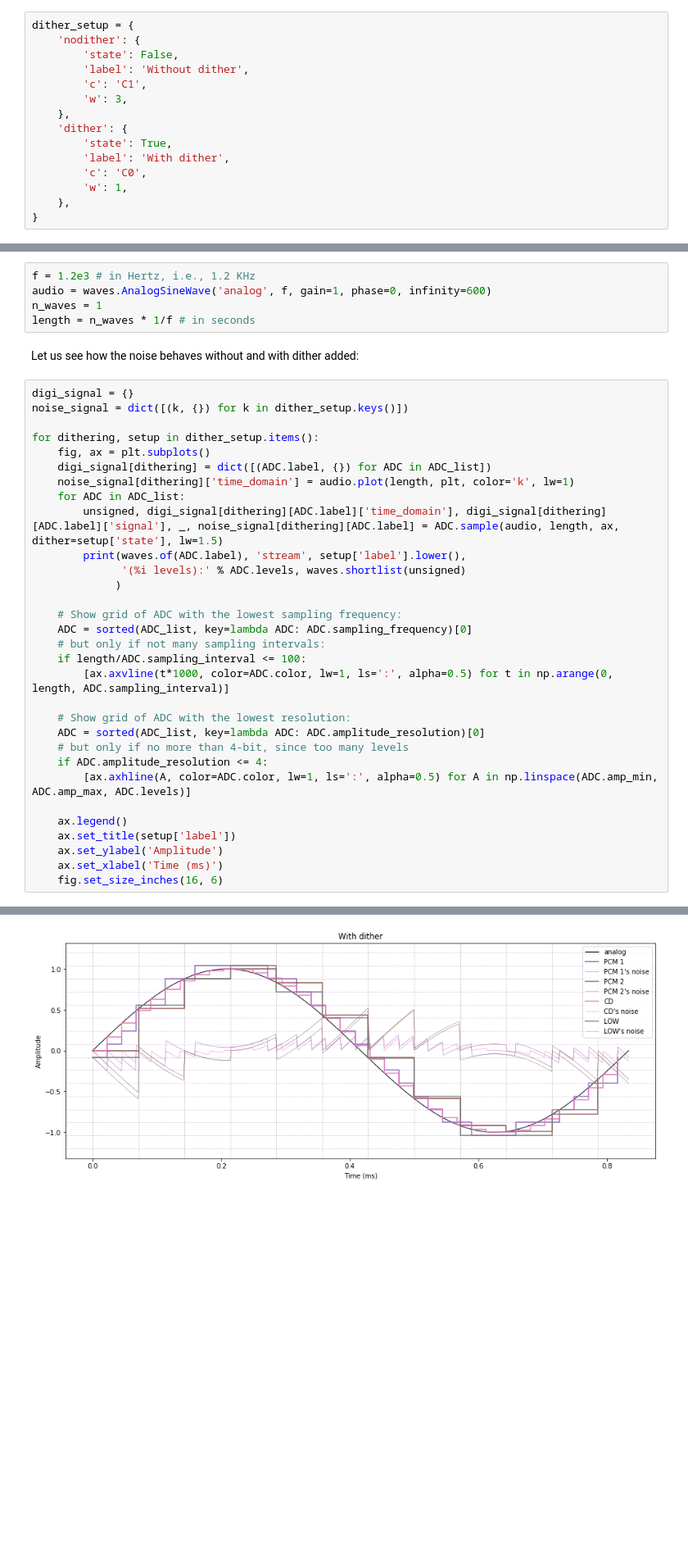
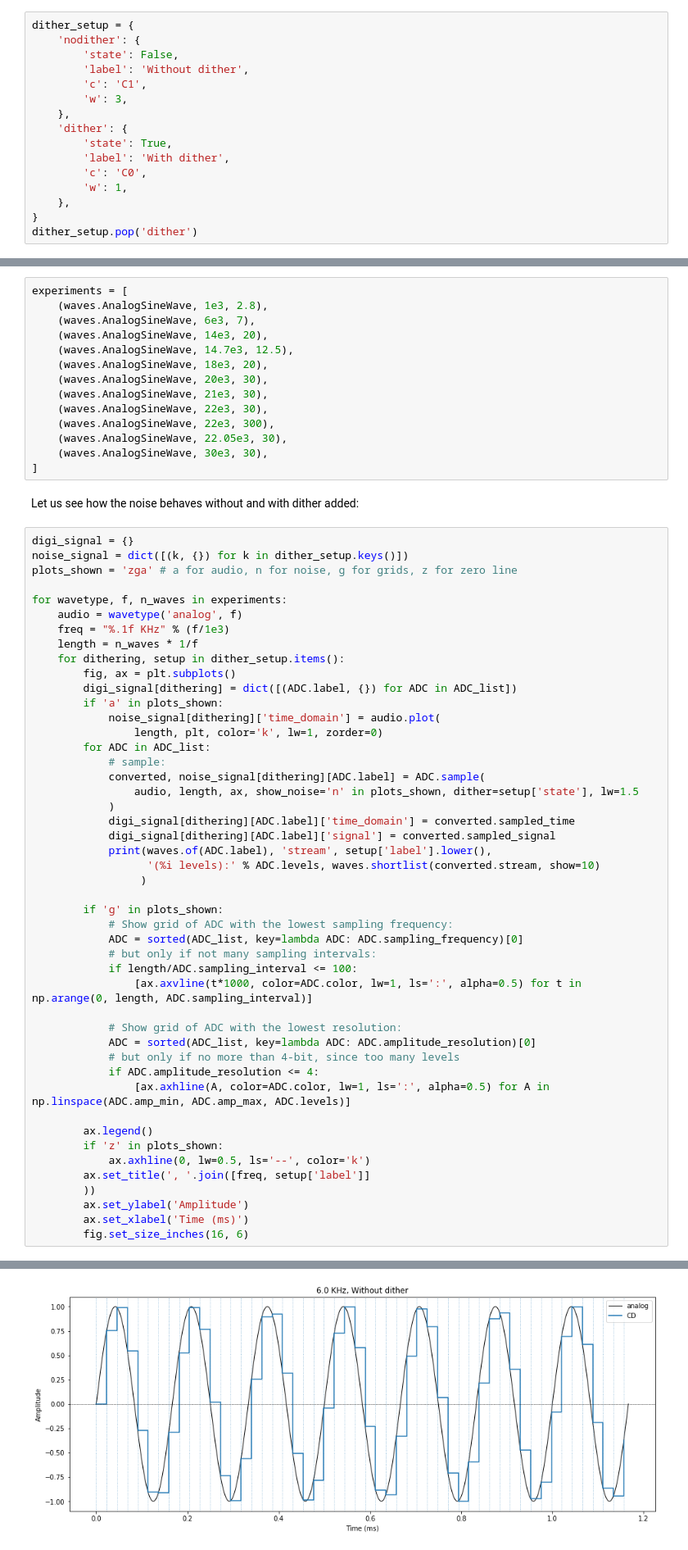
Before and after one commit to marcondos/signal, a Jupyter notebook: sampling.ipynb, the cells around one changed output, grey strips where cells are left out. Shown at 82% size. Cells and saved outputs as stored; diff of their text form; blank space fills up the shorter version.

Commit message:
experiments with different audio signals

```diff
--- a/sampling.ipynb
+++ b/sampling.ipynb
@@ -54,3 +54,4 @@ dither_setup = {
         'w': 1,
     },
 }
+dither_setup.pop('dither')
@@ -57,39 +60,64 @@ dither_setup = {
-# %%
-f = 1.2e3 # in Hertz, i.e., 1.2 KHz
-audio = waves.AnalogSineWave('analog', f, gain=1, phase=0, infinity=600)
-n_waves = 1
-length = n_waves * 1/f # in seconds
+# %%
+experiments = [
+    (waves.AnalogSineWave, 1e3, 2.8),
+    (waves.AnalogSineWave, 6e3, 7),
+    (waves.AnalogSineWave, 14e3, 20),
+    (waves.AnalogSineWave, 14.7e3, 12.5),
+    (waves.AnalogSineWave, 18e3, 20),
+    (waves.AnalogSineWave, 20e3, 30),
+    (waves.AnalogSineWave, 21e3, 30),
+    (waves.AnalogSineWave, 22e3, 30),
+    (waves.AnalogSineWave, 22e3, 300),
+    (waves.AnalogSineWave, 22.05e3, 30),
+    (waves.AnalogSineWave, 30e3, 30),
+]
 # %% [markdown]
 Let us see how the noise behaves without and with dither added:
 # %%
 digi_signal = {}
 noise_signal = dict([(k, {}) for k in dither_setup.keys()])
+plots_shown = 'zga' # a for audio, n for noise, g for grids, z for zero line
 
-for dithering, setup in dither_setup.items():
-    fig, ax = plt.subplots()
-    digi_signal[dithering] = dict([(ADC.label, {}) for ADC in ADC_list])
-    noise_signal[dithering]['time_domain'] = audio.plot(length, plt, color='k', lw=1)
-    for ADC in ADC_list:
-        unsigned, digi_signal[dithering][ADC.label]['time_domain'], digi_signal[dithering][ADC.label]['signal'], _, noise_signal[dithering][ADC.label] = ADC.sample(audio, length, ax, dither=setup['state'], lw=1.5)
-        print(waves.of(ADC.label), 'stream', setup['label'].lower(),
-              '(%i levels):' % ADC.levels, waves.shortlist(unsigned)
-             )
+for wavetype, f, n_waves in experiments:
+    audio = wavetype('analog', f)
+    freq = "%.1f KHz" % (f/1e3)
+    length = n_waves * 1/f
+    for dithering, setup in dither_setup.items():
+        fig, ax = plt.subplots()
+        digi_signal[dithering] = dict([(ADC.label, {}) for ADC in ADC_list])
+        if 'a' in plots_shown:
+            noise_signal[dithering]['time_domain'] = audio.plot(
+                length, plt, color='k', lw=1, zorder=0)
+        for ADC in ADC_list:
+            # sample:
+            converted, noise_signal[dithering][ADC.label] = ADC.sample(
+                audio, length, ax, show_noise='n' in plots_shown, dither=setup['state'], lw=1.5
+            )
+            digi_signal[dithering][ADC.label]['time_domain'] = converted.sampled_time
+            digi_signal[dithering][ADC.label]['signal'] = converted.sampled_signal
+            print(waves.of(ADC.label), 'stream', setup['label'].lower(),
+                  '(%i levels):' % ADC.levels, waves.shortlist(converted.stream, show=10)
+                 )
 
-    # Show grid of ADC with the lowest sampling frequency:
-    ADC = sorted(ADC_list, key=lambda ADC: ADC.sampling_frequency)[0]
-    # but only if not many sampling intervals:
-    if length/ADC.sampling_interval <= 100:
-        [ax.axvline(t*1000, color=ADC.color, lw=1, ls=':', alpha=0.5) for t in np.arange(0, length, ADC.sampling_interval)]
+        if 'g' in plots_shown:
+            # Show grid of ADC with the lowest sampling frequency:
+            ADC = sorted(ADC_list, key=lambda ADC: ADC.sampling_frequency)[0]
+            # but only if not many sampling intervals:
+            if length/ADC.sampling_interval <= 100:
+                [ax.axvline(t*1000, color=ADC.color, lw=1, ls=':', alpha=0.5) for t in np.arange(0, length, ADC.sampling_interval)]
 
-    # Show grid of ADC with the lowest resolution:
-    ADC = sorted(ADC_list, key=lambda ADC: ADC.amplitude_resolution)[0]
-    # but only if no more than 4-bit, since too many levels
-    if ADC.amplitude_resolution <= 4:
-        [ax.axhline(A, color=ADC.color, lw=1, ls=':', alpha=0.5) for A in np.linspace(ADC.amp_min, ADC.amp_max, ADC.levels)]
+            # Show grid of ADC with the lowest resolution:
+            ADC = sorted(ADC_list, key=lambda ADC: ADC.amplitude_resolution)[0]
+            # but only if no more than 4-bit, since too many levels
+            if ADC.amplitude_resolution <= 4:
+                [ax.axhline(A, color=ADC.color, lw=1, ls=':', alpha=0.5) for A in np.linspace(ADC.amp_min, ADC.amp_max, ADC.levels)]
 
-    ax.legend()
-    ax.set_title(setup['label'])
-    ax.set_ylabel('Amplitude')
-    ax.set_xlabel('Time (ms)')
-    fig.set_size_inches(16, 6)
+        ax.legend()
+        if 'z' in plots_shown:
+            ax.axhline(0, lw=0.5, ls='--', color='k')
+        ax.set_title(', '.join([freq, setup['label']]
+        ))
+        ax.set_ylabel('Amplitude')
+        ax.set_xlabel('Time (ms)')
+        fig.set_size_inches(16, 6)
 # %% [output]
@@ -105 +136 @@ LOW's stream with dither (16 levels): [7 11 13 14 ... 1 1 3 5]
-[figure, old version]
+[figure, new version]
```
Also changed, not shown: parts of 9 cells of this notebook.
